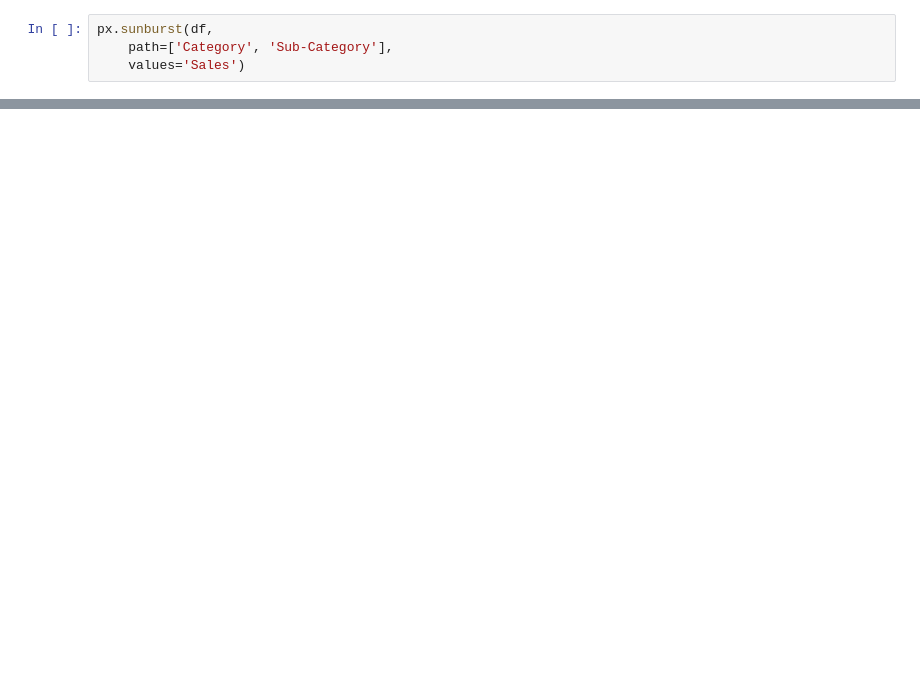
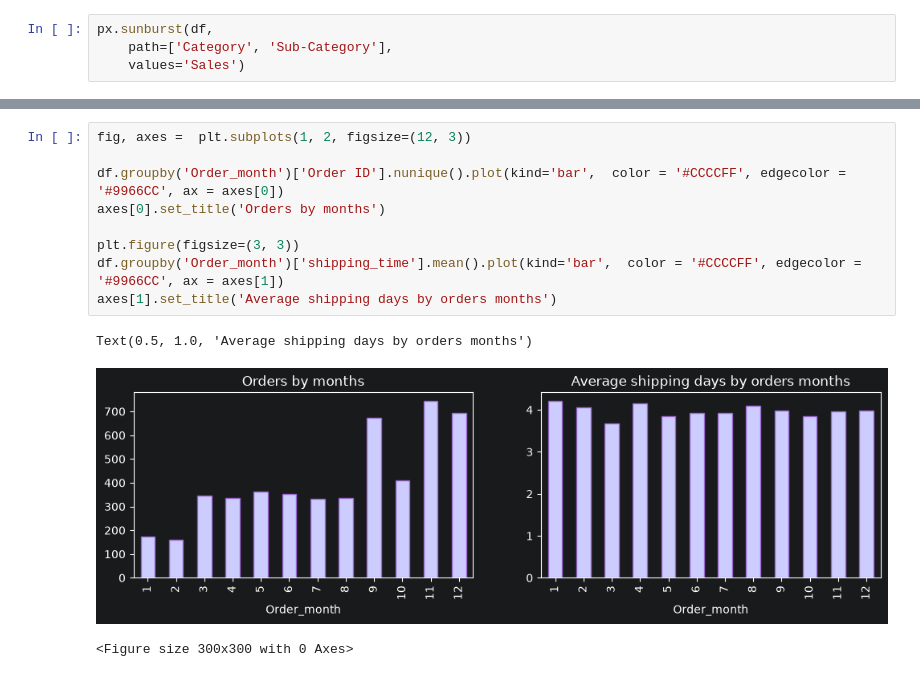
Before and after one commit to bobsi1/auto_report, a Jupyter notebook: notebooks/explore.ipynb, the cells around one changed output, grey strips where cells are left out. Saved outputs shown, nothing was run; the diff lists cells and outputs as text; blank space fills up the shorter version.

```diff
--- a/notebooks/explore.ipynb
+++ b/notebooks/explore.ipynb
@@ -236,0 +274,13 @@ axes[1].set_title('Bottom-10 Cities by Sales')
+# %%
+fig, axes =  plt.subplots(1, 2, figsize=(12, 3))
+
+df.groupby('Order_month')['Order ID'].nunique().plot(kind='bar',  color = '#CCCCFF', edgecolor = '#9966CC', ax = axes[0])
+axes[0].set_title('Orders by months')
+
+plt.figure(figsize=(3, 3))
+df.groupby('Order_month')['shipping_time'].mean().plot(kind='bar',  color = '#CCCCFF', edgecolor = '#9966CC', ax = axes[1])
+axes[1].set_title('Average shipping days by orders months')
+# %% [output]
+Text(0.5, 1.0, 'Average shipping days by orders months')
+[figure, added]
+<Figure size 300x300 with 0 Axes>
```
Also changed, not shown: parts of 9 cells of this notebook.
